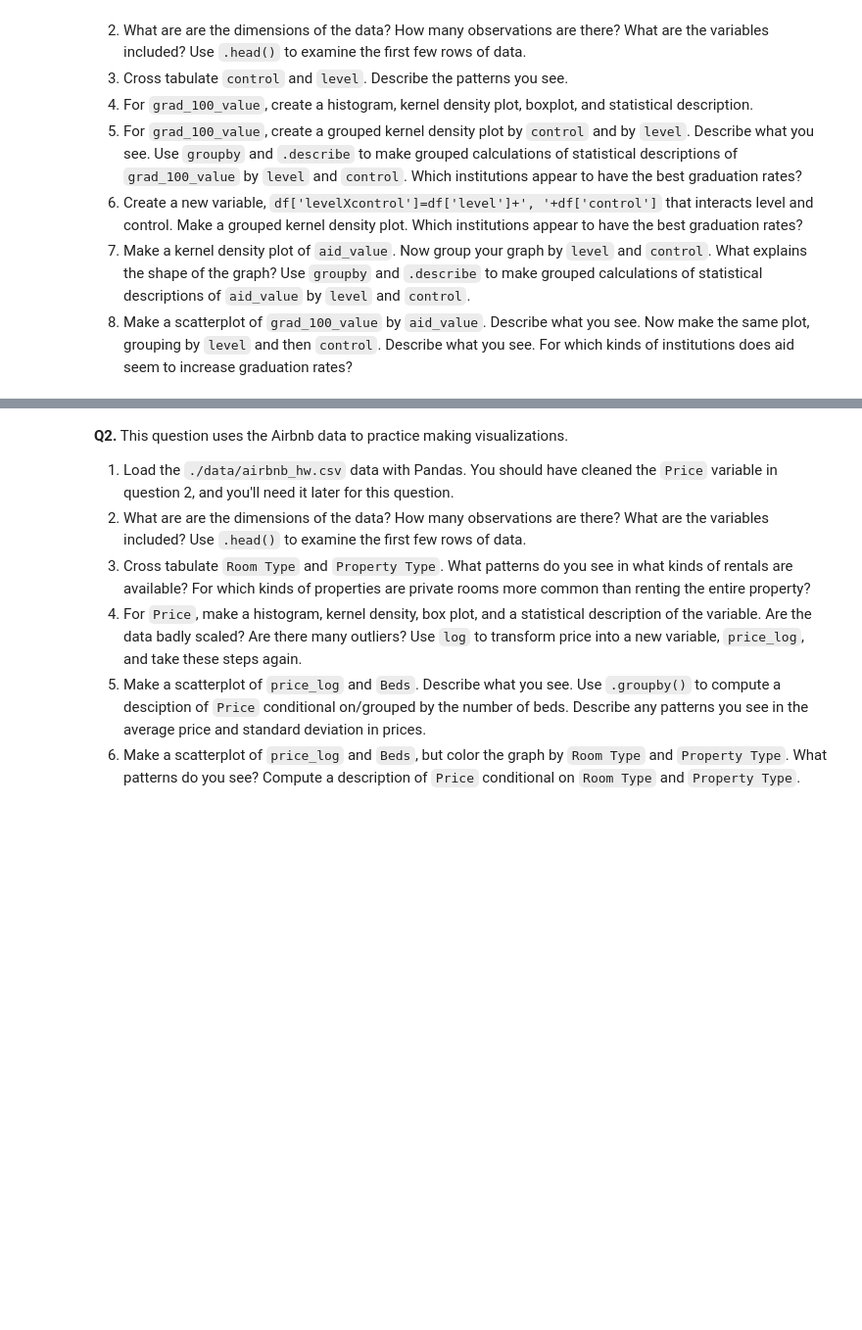
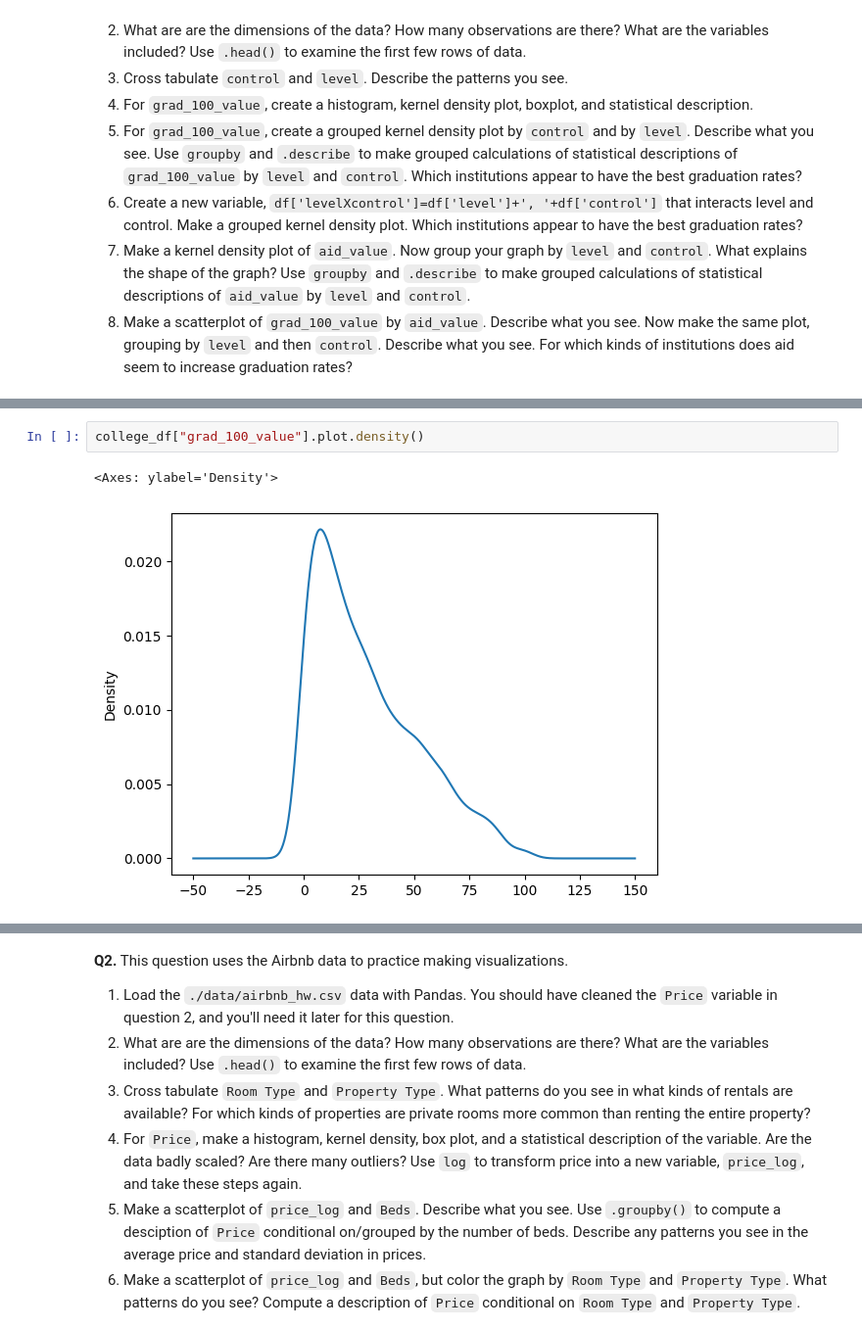
Before and after one commit to evaterry4/visualization, a Jupyter notebook: assignment/assignment.ipynb, the cells around one changed output, grey strips where cells are left out. Shown at 98% size. Cells and saved outputs as stored; diff of their text form; blank space fills up the shorter version.

```diff
--- a/assignment/assignment.ipynb
+++ b/assignment/assignment.ipynb
@@ -21,0 +80,5 @@ The "relevant" variables for this question are:
+# %%
+college_df["grad_100_value"].plot.density()
+# %% [output]
+<Axes: ylabel='Density'>
+[figure, added]
```
Also changed, not shown: parts of 37 cells of this notebook.
